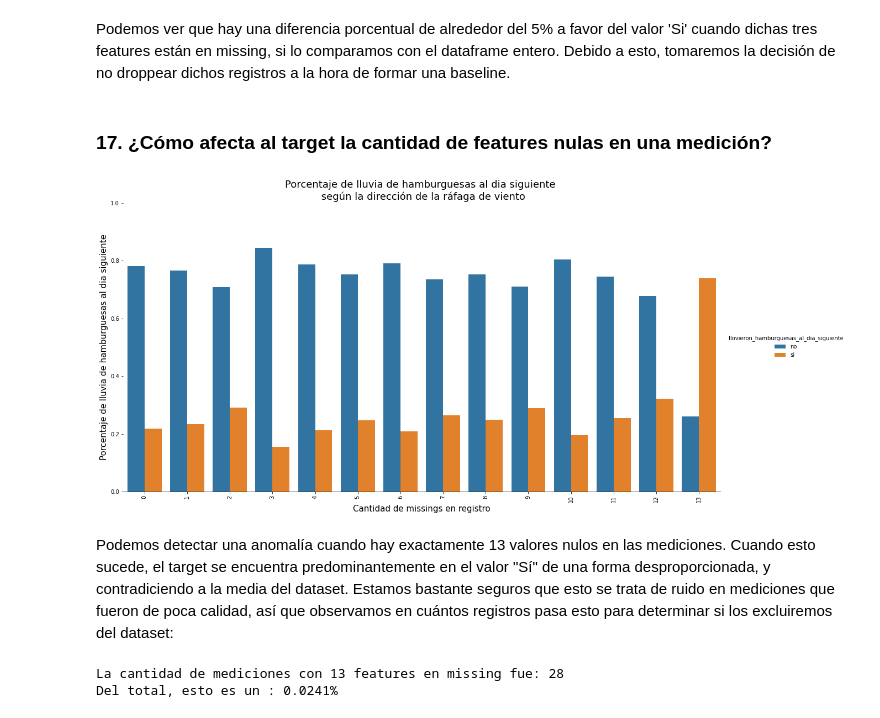
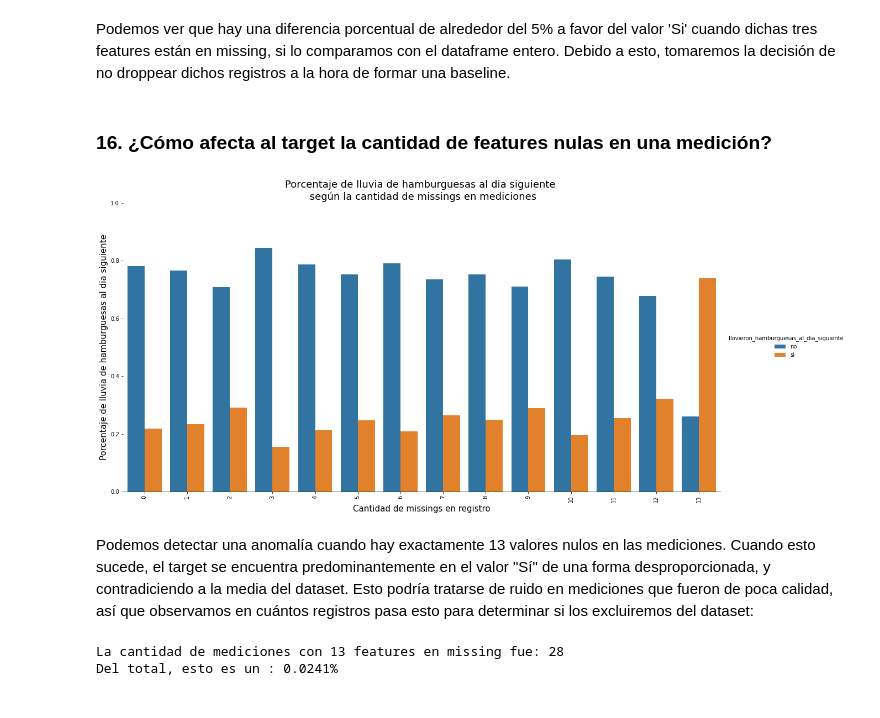
Before and after one commit to juan-roussilian/7506-Organizacion-de-Datos, a Jupyter notebook: tp1_pt1.ipynb, the cells around one changed output. Saved outputs shown, nothing was run; the diff lists cells and outputs as text; code cells hidden in the pictures.

Commit message:
Reordeno y formateo las últimas preguntas

```diff
--- a/tp1_pt1.ipynb
+++ b/tp1_pt1.ipynb
@@ -955,31 +884,31 @@ plt.show()
 # %% [markdown]
 Podemos ver que hay una diferencia porcentual de alrededor del 5% a favor del valor 'Si' cuando dichas tres features están en missing, si lo comparamos con el dataframe entero. Debido a esto, tomaremos la decisión de no droppear dichos registros a la hora de formar una baseline.
 # %% [markdown]
-### 17. ¿Cómo afecta al target la cantidad de features nulas en una medición?
+### 16. ¿Cómo afecta al target la cantidad de features nulas en una medición?
 # %%
 df_copia = df.copy()
 df_copia['cantidad_features_null'] = df_copia.isnull().sum(axis=1)
 
 lluvurguesas_features_null = df_copia.groupby(by="cantidad_features_null")['llovieron_hamburguesas_al_dia_siguiente'].value_counts(normalize=True)
 lluvurguesas_features_null = lluvurguesas_features_null.to_frame()
 lluvurguesas_features_null.rename(columns={'llovieron_hamburguesas_al_dia_siguiente':'porcentaje_feature_missing'},inplace=True)
 lluvurguesas_features_null.reset_index(inplace=True)
 g = sns.catplot(
     data=lluvurguesas_features_null, kind="bar",
     x="cantidad_features_null", y="porcentaje_feature_missing", hue="llovieron_hamburguesas_al_dia_siguiente",
     ci=None, height=8,aspect=2
 )
 
-plt.title("Porcentaje de lluvia de hamburguesas al dia siguiente \n según la dirección de la ráfaga de viento", fontsize=18)
+plt.title("Porcentaje de lluvia de hamburguesas al dia siguiente \n según la cantidad de missings en mediciones", fontsize=18)
 g.despine(left=True)
 plt.ylim(0,1)
 plt.xticks(rotation=90)
 g.set_axis_labels("Cantidad de missings en registro", "Porcentaje de lluvia de hamburguesas al dia siguiente",  fontsize=15)
 plt.show()
 # %% [output]
-[figure, old version]
+[figure, new version]
 # %% [markdown]
-Podemos detectar una anomalía cuando hay exactamente 13 valores nulos en las mediciones. Cuando esto sucede, el target se encuentra predominantemente en el valor "Sí" de una forma desproporcionada, y contradiciendo a la media del dataset. Estamos bastante seguros que esto se trata de ruido en mediciones que fueron de poca calidad, así que observamos en cuántos registros pasa esto para determinar si los excluiremos del dataset:
+Podemos detectar una anomalía cuando hay exactamente 13 valores nulos en las mediciones. Cuando esto sucede, el target se encuentra predominantemente en el valor "Sí" de una forma desproporcionada, y contradiciendo a la media del dataset. Esto podría tratarse de ruido en mediciones que fueron de poca calidad, así que observamos en cuántos registros pasa esto para determinar si los excluiremos del dataset:
 # %%
 cantidad_13_nulos = len(df_copia[df_copia['cantidad_features_null'] == 13])
 porcentaje_13_nulos = (len(df_copia[df_copia['cantidad_features_null'] == 13]) / len(df_copia)) * 100
```
Also changed, not shown: parts of 25 cells of this notebook.
